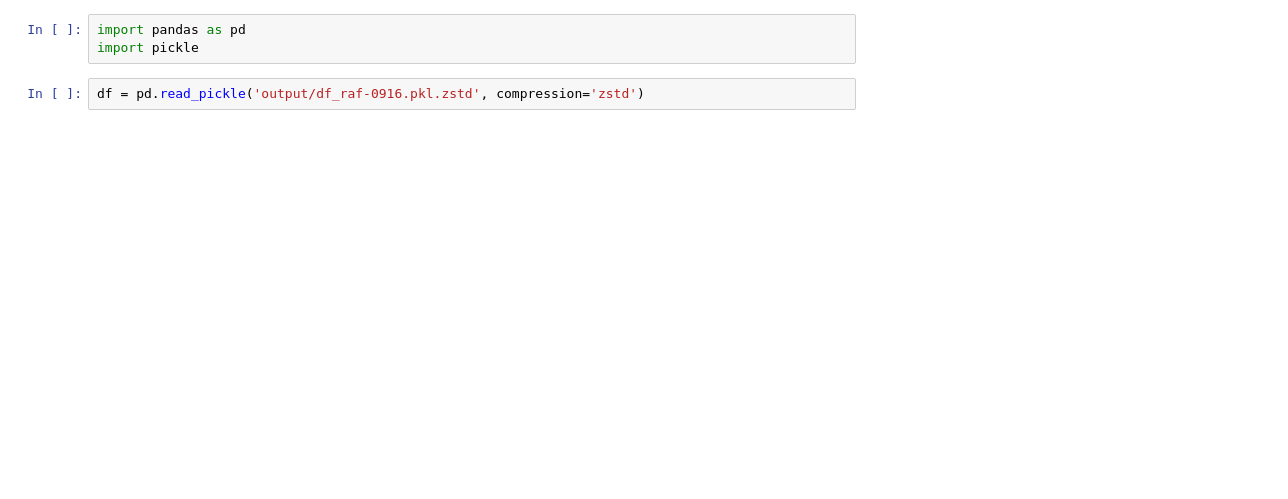
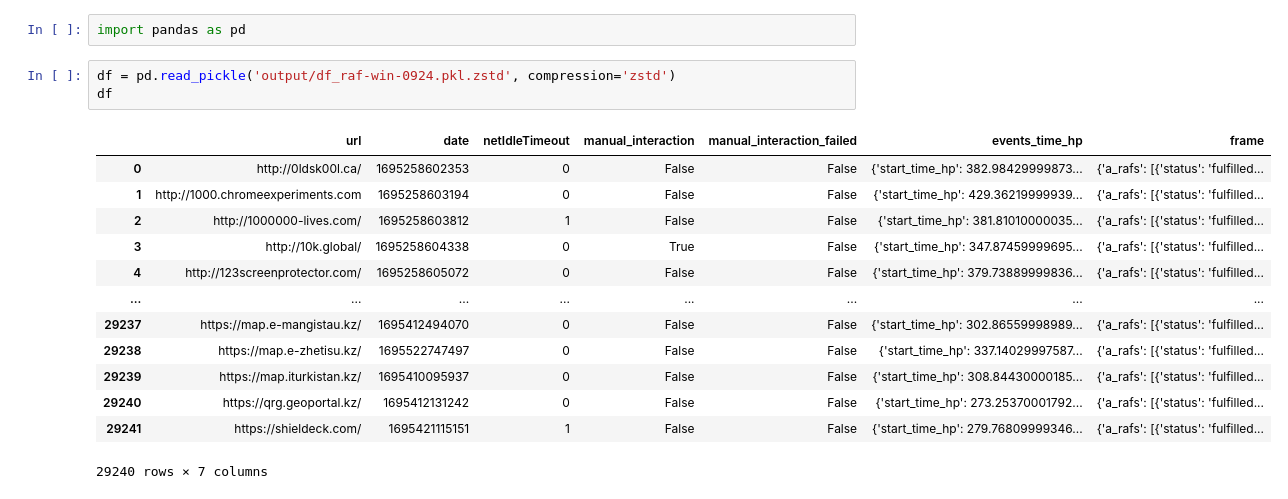
Before and after one commit to yudshj/WebGL-Empirical-Study-new, a Jupyter notebook: 4-2.WWW/raf/1_analyze.ipynb, the cells around one changed output. Cells and saved outputs as stored; diff of their text form; blank space fills up the shorter version.

```diff
--- a/4-2.WWW/raf/1_analyze.ipynb
+++ b/4-2.WWW/raf/1_analyze.ipynb
@@ -1,5 +1,19 @@
 # %%
 import pandas as pd
-import pickle
 # %%
-df = pd.read_pickle('output/df_raf-0916.pkl.zstd', compression='zstd')
+df = pd.read_pickle('output/df_raf-win-0924.pkl.zstd', compression='zstd')
+df
+# %% [output]
+|  | url | date | netIdleTimeout | manual_interaction | manual_interaction_failed | events_time_hp | frame |
+| 0 | http://0ldsk00l.ca/ | 1695258602353 | 0 | False | False | {'start_time_hp': 382.98429999873... | {'a_rafs': [{'status': 'fulfilled... |
+| 1 | http://1000.chromeexperiments.com | 1695258603194 | 0 | False | False | {'start_time_hp': 429.36219999939... | {'a_rafs': [{'status': 'fulfilled... |
+| 2 | http://1000000-lives.com/ | 1695258603812 | 1 | False | False | {'start_time_hp': 381.81010000035... | {'a_rafs': [{'status': 'fulfilled... |
+| 3 | http://10k.global/ | 1695258604338 | 0 | True | False | {'start_time_hp': 347.87459999695... | {'a_rafs': [{'status': 'fulfilled... |
+| 4 | http://123screenprotector.com/ | 1695258605072 | 0 | False | False | {'start_time_hp': 379.73889999836... | {'a_rafs': [{'status': 'fulfilled... |
+| ... | ... | ... | ... | ... | ... | ... | ... |
+| 29237 | https://map.e-mangistau.kz/ | 1695412494070 | 0 | False | False | {'start_time_hp': 302.86559998989... | {'a_rafs': [{'status': 'fulfilled... |
+| 29238 | https://map.e-zhetisu.kz/ | 1695522747497 | 0 | False | False | {'start_time_hp': 337.14029997587... | {'a_rafs': [{'status': 'fulfilled... |
+| 29239 | https://map.iturkistan.kz/ | 1695410095937 | 0 | False | False | {'start_time_hp': 308.84430000185... | {'a_rafs': [{'status': 'fulfilled... |
+| 29240 | https://qrg.geoportal.kz/ | 1695412131242 | 0 | False | False | {'start_time_hp': 273.25370001792... | {'a_rafs': [{'status': 'fulfilled... |
+| 29241 | https://shieldeck.com/ | 1695421115151 | 1 | False | False | {'start_time_hp': 279.76809999346... | {'a_rafs': [{'status': 'fulfilled... |
+29240 rows × 7 columns
```
Also changed, not shown: parts of 27 cells of this notebook, 7 other files.
